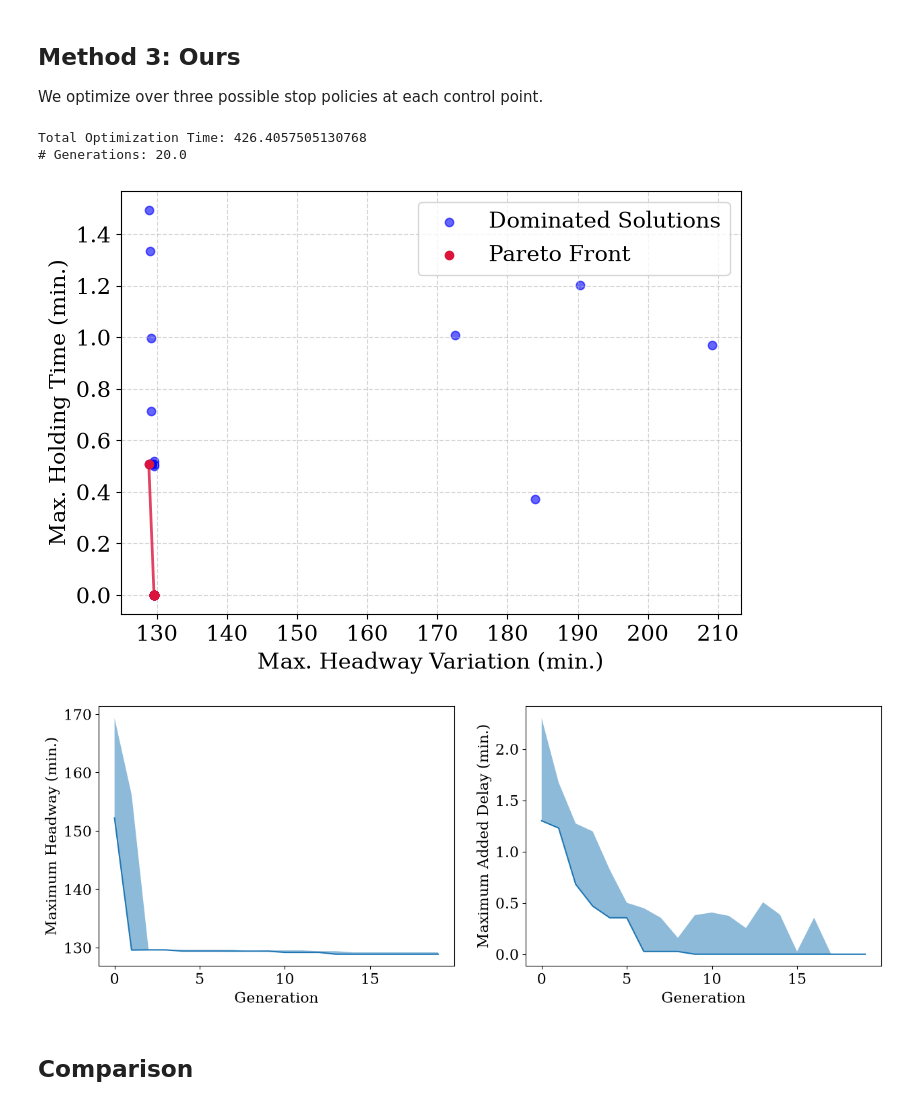
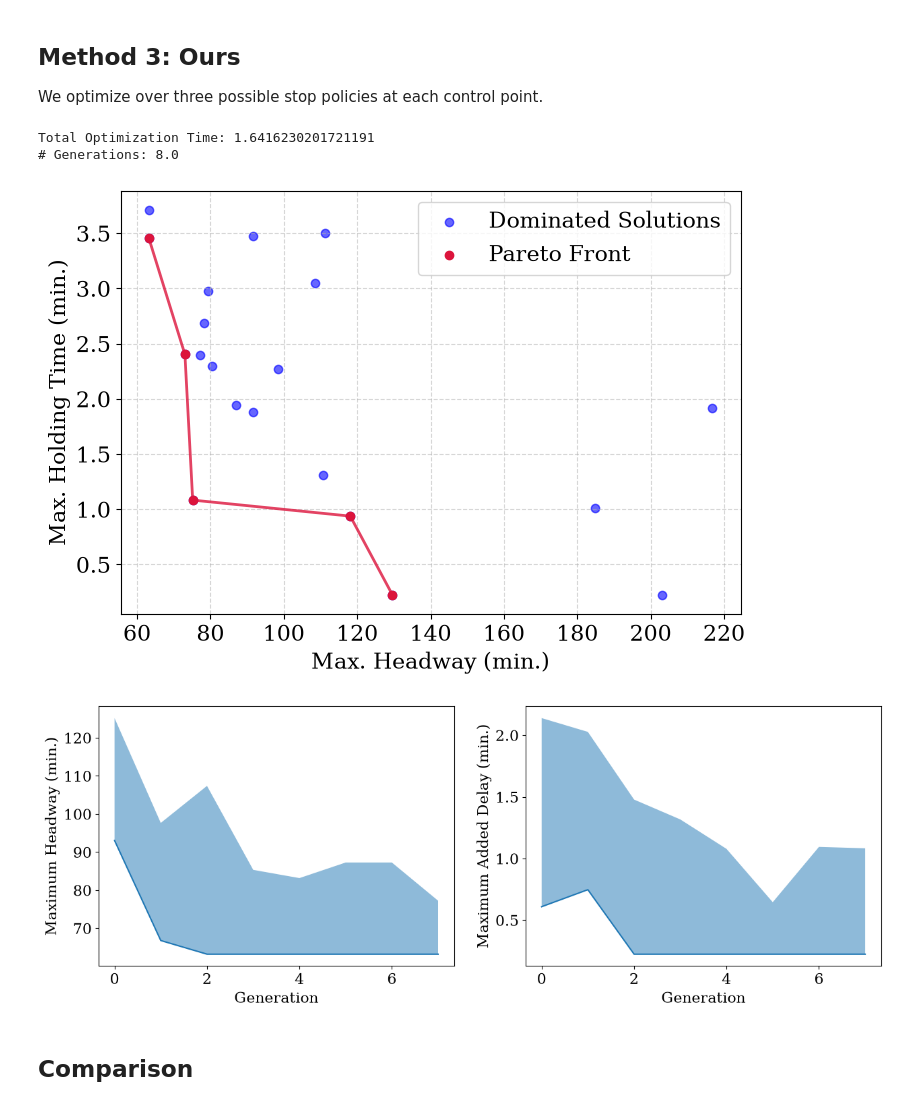
Before and after one commit to m-yuhas/bus-transit-headway-bounds, a Jupyter notebook: route_optimization.ipynb, the cells around one changed output. Cells and saved outputs as stored; diff of their text form; code cells hidden in the pictures.

Commit message:
Update with actual bus release times

```diff
--- a/route_optimization.ipynb
+++ b/route_optimization.ipynb
@@ -300,7 +299,7 @@ We optimize over three possible stop policies at each control point.
 # Define the gene pool
 gene_space = [
     # First index is scheduled headway for initial release
-    {"low": N_BUSES / MAX_TRAVEL, "high": N_BUSES / MIN_TRAVEL},
+    {"low": 0, "high": MIN_TRAVEL / N_BUSES},
 ]
 for ctrl_pt in CTRL_PTS:
     gene_space.extend([
@@ -383,8 +382,8 @@ our_solution, our_solution_fitness, our_solution_idx = ga_ours.best_solution()
 print(f'Total Optimization Time: {our_time}')
 print(f'# Generations: {len(ga_ours.solutions) / POPULATION_SIZE}')
 # %% [output]
-Total Optimization Time: 426.4057505130768
-# Generations: 20.0
+Total Optimization Time: 1.6416230201721191
+# Generations: 8.0
 # %%
 # Plot Pareto front
 %matplotlib inline
@@ -407,35 +406,35 @@ pareto_front_sorted = pareto_front[sorted_indices]
 
 plt.figure(figsize=(8, 5.5))
 plt.scatter(
     fitness[:,0],
     fitness[:,1],
     color='blue',
     alpha=0.6,
     label='Dominated Solutions'
 )
 plt.scatter(
     pareto_front_sorted[:,0],
     pareto_front_sorted[:,1],
     color='crimson',
     zorder=3,
     label='Pareto Front'
 )
 plt.plot(
     pareto_front_sorted[:,0],
     pareto_front_sorted[:,1],
     color='crimson',
     linestyle='-',
     linewidth=2,
     alpha=0.8
 )
 
-plt.xlabel("Max. Headway Variation (min.)")
+plt.xlabel("Max. Headway (min.)")
 plt.ylabel("Max. Holding Time (min.)")
 plt.grid(True, linestyle='--', alpha=0.5)
 plt.legend(loc='upper right')
 plt.show()
 # %% [output]
-[figure, old version]
+[figure, new version]
 # %%
 # Plot the fitness in the population over time to check for convergence.
 fig, ax = plt.subplots(1, 2, figsize=(15, 5))
@@ -464,7 +463,7 @@ ax[1].set_ylabel("Maximum Added Delay (min.)")
 plt.savefig(path.join('figures', 'ga_convergence.png'), dpi=300, bbox_inches='tight')
 plt.show()
 # %% [output]
-[figure, old version]
+[figure, new version]
 # %%
 # Generate a route with the winning solution for analysis
 our_solution, our_solution_fitness, our_solution_idx = ga_ours.best_solution()
```
Also changed, not shown: parts of 6 cells of this notebook, 3 other files.
